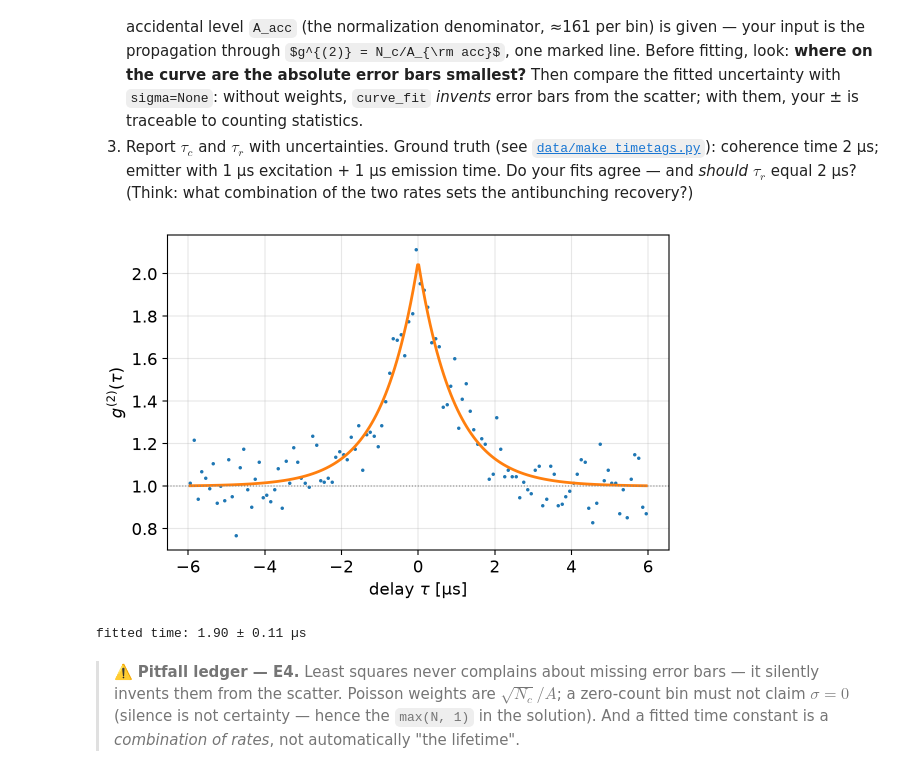
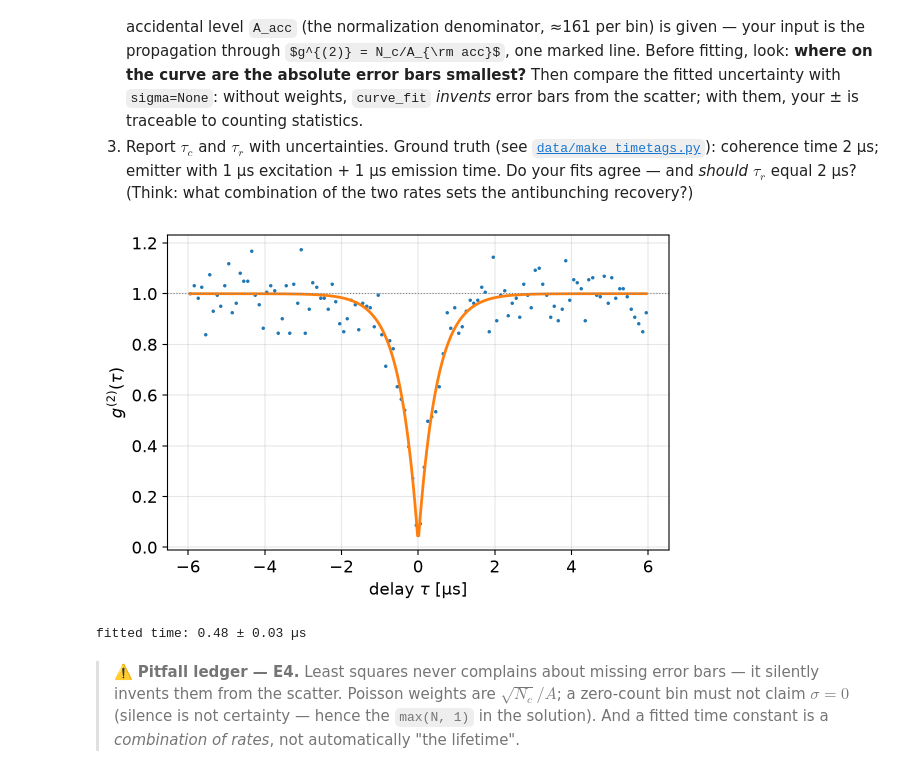
Before and after one commit to daielCoelho/CountingPhotons, a Jupyter notebook: lectures/04_HandsOn_g2_HBT.ipynb, the cells around one changed output. Cells and saved outputs as stored; diff of their text form; code cells hidden in the pictures; some formulas as TeX source.

```diff
--- a/lectures/04_HandsOn_g2_HBT.ipynb
+++ b/lectures/04_HandsOn_g2_HBT.ipynb
@@ -162,8 +162,8 @@ Tune both until you trust your numbers, then read the **correlation time** of ea
 # only steer it. Tune the two marked values and re-run until you trust
 # the numbers. No other code needed.
 
-bin_ns = 2000       # <-- try 10 / 100 / 500 / 2000. What changes, and why?
-central_ns = 4000   # <-- |tau| below this counts as "central" for g2(0)
+bin_ns = 20       # <-- try 10 / 100 / 500 / 2000. What changes, and why?
+central_ns = 20   # <-- |tau| below this counts as "central" for g2(0)
 
 fig, ax = plt.subplots()
 for letter in "ABC":
@@ -242,8 +242,8 @@ def add_background(t, duration_ns, rate_cps, rng):
 bg_rates = np.linspace(0, 20e3, 13)   # [cps per detector]; source: ~12.5 kcps
 
 # Your physics inputs:
-antibunched = "A"        # <-- 1. your Exercise-2 verdict
-p_fail_guess = None      # <-- 2. PREDICT: p where g2(0) crosses 0.5
+antibunched = "C"        # <-- 1. your Exercise-2 verdict
+p_fail_guess = 0.2     # <-- 2. PREDICT: p where g2(0) crosses 0.5
 
 d = sources[antibunched]
 signal_rate = d["t1"].size / (d["duration_ns"] * 1e-9)   # cps per detector
@@ -298,38 +298,38 @@ def model_emitter(tau, b, tau_r):
     return 1 - b * np.exp(-np.abs(tau) / tau_r)
 
 # Your inputs (run once per source):
-letter = "A"                              # <-- which source...
-model, p0 = model_thermal, (1.0, 2000.0)  # <-- ...gets which model + guess (ns)?
+letter = "C"                              # <-- which source...
+model, p0 = model_emitter, (1.0, 2000.0)  # <-- ...gets which model + guess (ns)?
 
 d = sources[letter]
 tau, g2 = g2_from_timetags(d["t1"], d["t2"], d["duration_ns"])
 
 # Given - the accidental level (the normalization denominator):
 A_acc = (d["t1"].size / d["duration_ns"]) \
     * (d["t2"].size / d["duration_ns"]) * d["duration_ns"] * 100  # per bin
 
 # Step 2 - your input: error bars on each bin, in three small steps.
 #   undo the normalization:  N_c   = g2 * A_acc     (raw counts per bin)
 #   Poisson-count noise:     dN_c  = sqrt(N_c)
 #   normalize back:          sigma = dN_c / A_acc
 # Combine into one line. Sanity check before fitting: a wing bin
 # (g2 = 1, A_acc = 161) should give sigma = 1/sqrt(161) = 0.079.
 sigma = None                              # <-- your one line here
 
 popt, pcov = curve_fit(model, tau, g2, p0=p0, sigma=sigma,
                        absolute_sigma=sigma is not None)
 perr = np.sqrt(np.diag(pcov))
 
 plt.plot(tau / 1000, g2, ".", ms=3)
 tt = np.linspace(tau.min(), tau.max(), 400)
 plt.plot(tt / 1000, model(tt, *popt), lw=2)
 plt.axhline(1, color="gray", ls=":", lw=0.8)
 plt.xlabel(r"delay $\tau$ [µs]"); plt.ylabel(r"$g^{(2)}(\tau)$")
 plt.tight_layout(); plt.show()
 print(f"fitted time: {popt[1]/1000:.2f} ± {perr[1]/1000:.2f} µs")
 # %% [output]
-[figure, old version]
+[figure, new version]
-fitted time: 1.90 ± 0.11 µs
+fitted time: 0.48 ± 0.03 µs
 # %% [markdown]
 > ⚠️ **Pitfall ledger — E4.** Least squares never complains about missing error bars — it silently invents them from the scatter. Poisson weights are $\sqrt{N_c}/A$; a zero-count bin must not claim $\sigma = 0$ (silence is not certainty — hence the `max(N, 1)` in the solution). And a fitted time constant is a *combination of rates*, not automatically "the lifetime".
 # %% [markdown]
```
Also changed, not shown: parts of 4 cells of this notebook.
